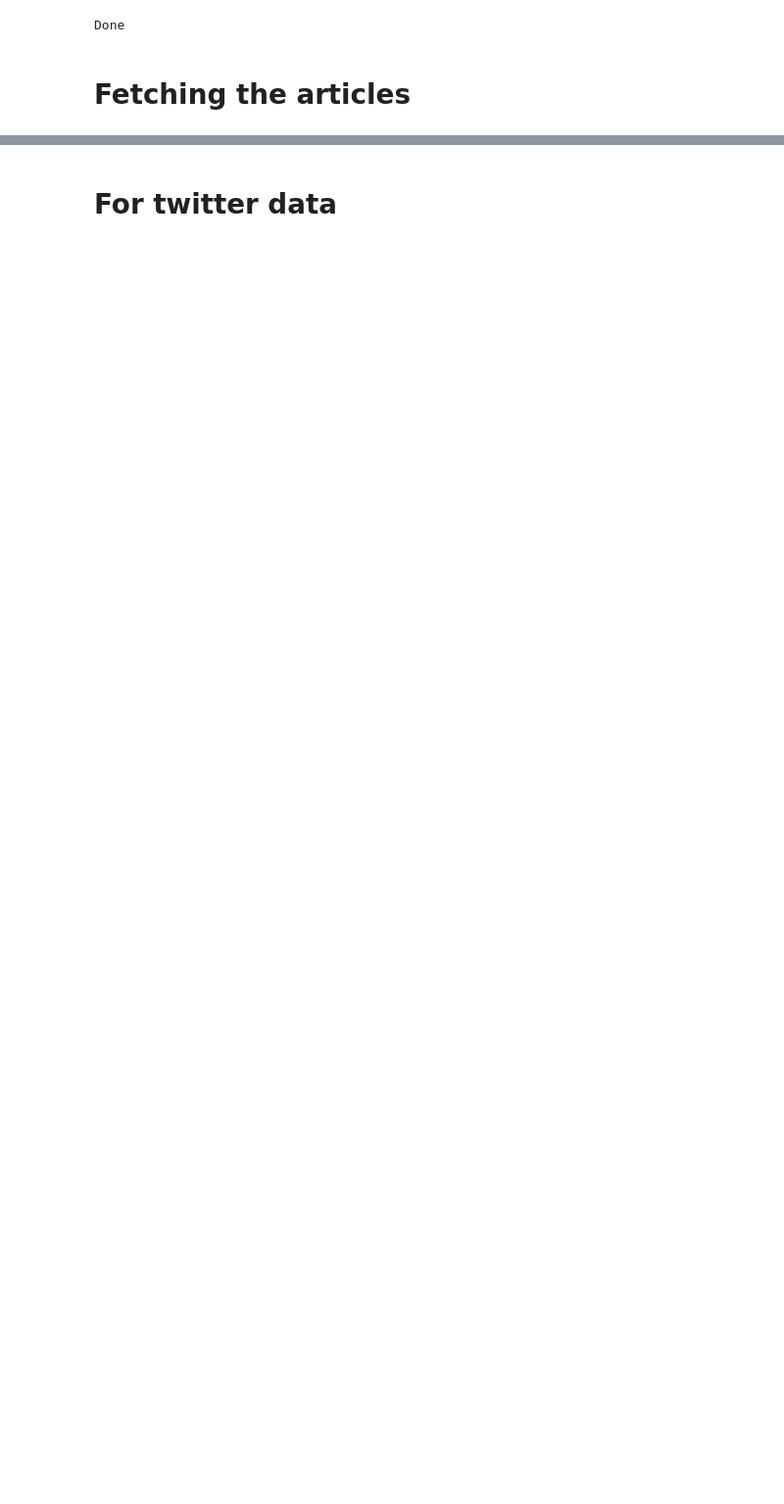
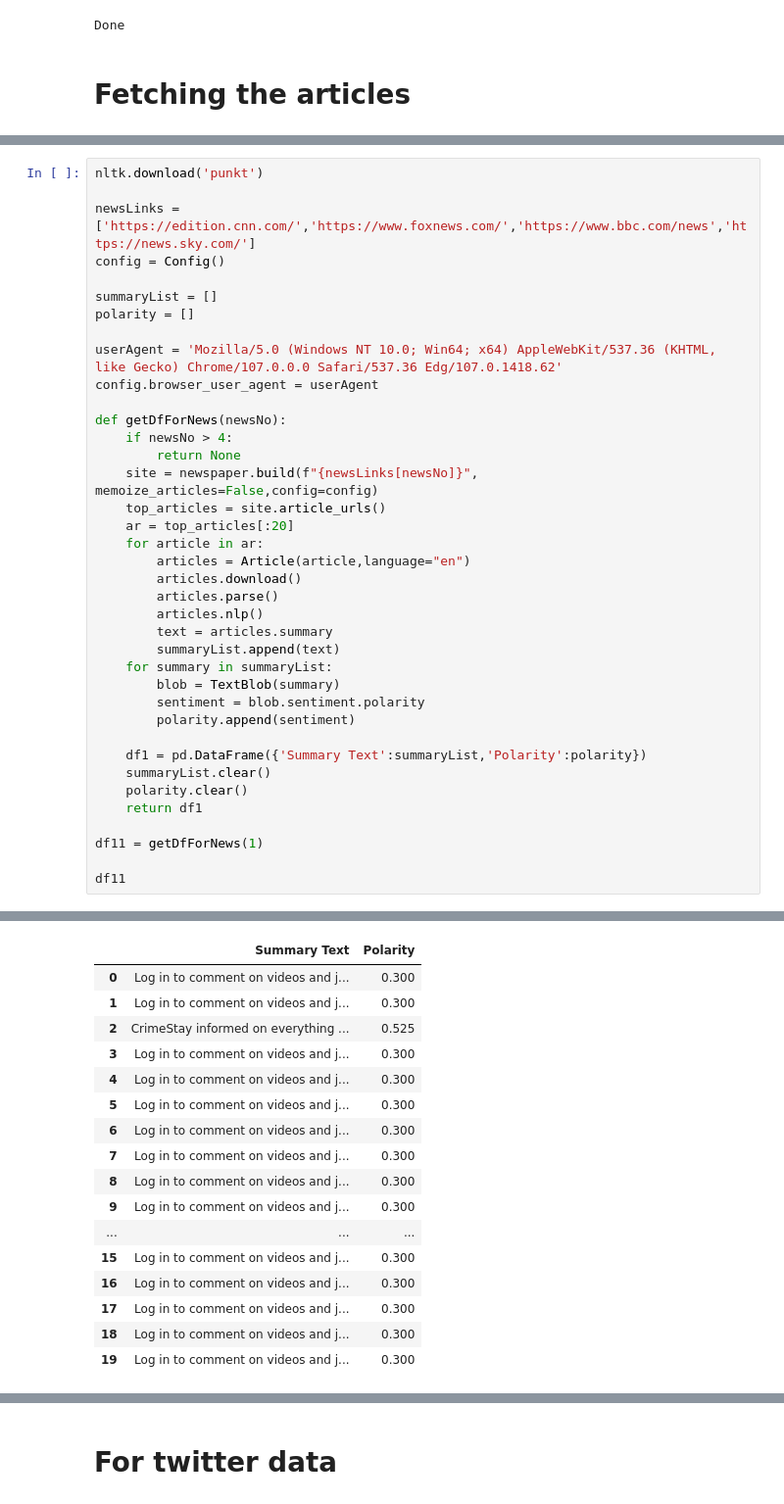
Before and after one commit to siddh34/Sentiment-Analysis, a Jupyter notebook: analysis.ipynb, the cells around one changed output, grey strips where cells are left out. Shown: that part at 98% size. Drawn from its saved outputs; the diff is of its cells as text; blank space fills up the shorter version.

```diff
--- a/analysis.ipynb
+++ b/analysis.ipynb
@@ -57,0 +61,39 @@ for article in ar:
+# %%
+nltk.download('punkt')
+
+newsLinks = ['https://edition.cnn.com/','https://www.foxnews.com/','https://www.bbc.com/news','https://news.sky.com/']
+config = Config()
+
+summaryList = []
+polarity = []
+
+userAgent = 'Mozilla/5.0 (Windows NT 10.0; Win64; x64) AppleWebKit/537.36 (KHTML, like Gecko) Chrome/107.0.0.0 Safari/537.36 Edg/107.0.1418.62'
+config.browser_user_agent = userAgent
+
+def getDfForNews(newsNo):
+    if newsNo > 4:
+        return None
+    site = newspaper.build(f"{newsLinks[newsNo]}", memoize_articles=False,config=config)
+    top_articles = site.article_urls()
+    ar = top_articles[:20]
+    for article in ar:
+        articles = Article(article,language="en")
+        articles.download()
+        articles.parse()
+        articles.nlp()
+        text = articles.summary
+        summaryList.append(text)
+    for summary in summaryList:
+        blob = TextBlob(summary)
+        sentiment = blob.sentiment.polarity
+        polarity.append(sentiment)
+
+    df1 = pd.DataFrame({'Summary Text':summaryList,'Polarity':polarity})
+    summaryList.clear()
+    polarity.clear()
+    return df1
+
+df11 = getDfForNews(1)
+
+df11
+# %% [output]
@@ -57,0 +103,17 @@ for article in ar:
+|  | Summary Text | Polarity |
+| 0 | Log in to comment on videos and j... | 0.300 |
+| 1 | Log in to comment on videos and j... | 0.300 |
+| 2 | CrimeStay informed on everything ... | 0.525 |
+| 3 | Log in to comment on videos and j... | 0.300 |
+| 4 | Log in to comment on videos and j... | 0.300 |
+| 5 | Log in to comment on videos and j... | 0.300 |
+| 6 | Log in to comment on videos and j... | 0.300 |
+| 7 | Log in to comment on videos and j... | 0.300 |
+| 8 | Log in to comment on videos and j... | 0.300 |
+| 9 | Log in to comment on videos and j... | 0.300 |
+| ... | ... | ... |
+| 15 | Log in to comment on videos and j... | 0.300 |
+| 16 | Log in to comment on videos and j... | 0.300 |
+| 17 | Log in to comment on videos and j... | 0.300 |
+| 18 | Log in to comment on videos and j... | 0.300 |
+| 19 | Log in to comment on videos and j... | 0.300 |
```
Also changed, not shown: parts of 21 cells of this notebook, 7 other files.
